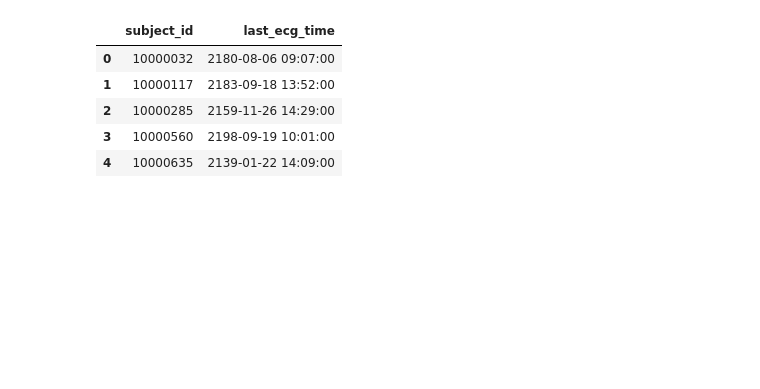
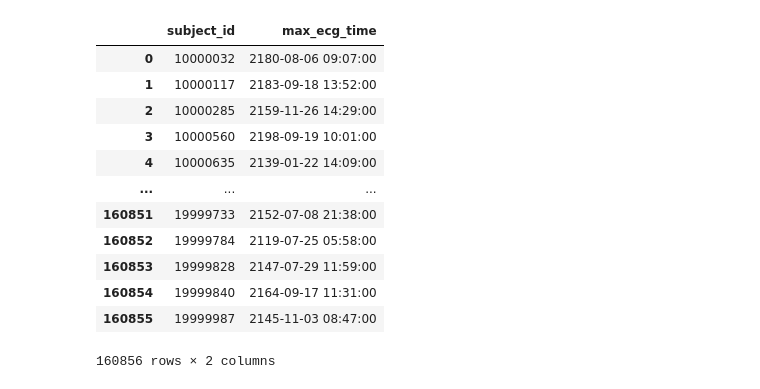
Before and after one commit to Lobster1911/bench-xecg-indian-benchmark, a Jupyter notebook: mortality.ipynb, the cells around one changed output. Cells and saved outputs as stored; diff of their text form; code cells hidden in the pictures; blank space fills up the shorter version.

```diff
--- a/mortality.ipynb
+++ b/mortality.ipynb
@@ -40,9 +72,10 @@ ecgs = pd.read_csv(exams_path)
 print(ecgs.columns)
 
 # keep columns we need
-ecgs = ecgs[['subject_id', 'ecg_time', 'dod', 'anchor_year', 'anchor_age', 'fold', 'strat_fold']]
-ecgs['dod'] = pd.to_datetime(ecgs['dod'], errors='coerce')
+ecgs = ecgs[['subject_id', 'study_id', 'ecg_time', 'dod', 'anchor_year', 'anchor_age', 'fold', 'strat_fold', 'file_name']]
+ecgs['dod'] = pd.to_datetime(ecgs['dod'], errors='coerce').dt.date
 ecgs['ecg_time'] = pd.to_datetime(ecgs['ecg_time'], errors='coerce')
+ecgs['ecg_date'] = ecgs['ecg_time'].dt.date
 ecgs.head(n=5)
 # %% [output]
 Index(['Unnamed: 0', 'file_name', 'study_id', 'subject_id', 'ecg_time',
@@ -61,12 +152,19 @@ Index(['Unnamed: 0', 'file_name', 'study_id', 'subject_id', 'ecg_time',
 # %%
-last_ecg_per_patient = ecgs.sort_values(by=['subject_id', 'ecg_time']).groupby('subject_id').last().reset_index()
-last_ecg_per_patient = last_ecg_per_patient[['subject_id', 'ecg_time']]
-last_ecg_per_patient.rename(columns={'ecg_time': 'last_ecg_time'}, inplace=True)
-last_ecg_per_patient.head(n=5)
+max_ecg_time = ecgs.sort_values(by=['subject_id', 'ecg_time']).groupby('subject_id').last().reset_index()
+max_ecg_time = max_ecg_time[['subject_id', 'ecg_time']]
+max_ecg_time.rename(columns={'ecg_time': 'max_ecg_time'}, inplace=True)
+max_ecg_time
 # %% [output]
-|  | subject_id | last_ecg_time |
+|  | subject_id | max_ecg_time |
 | 0 | 10000032 | 2180-08-06 09:07:00 |
 | 1 | 10000117 | 2183-09-18 13:52:00 |
 | 2 | 10000285 | 2159-11-26 14:29:00 |
 | 3 | 10000560 | 2198-09-19 10:01:00 |
 | 4 | 10000635 | 2139-01-22 14:09:00 |
+| ... | ... | ... |
+| 160851 | 19999733 | 2152-07-08 21:38:00 |
+| 160852 | 19999784 | 2119-07-25 05:58:00 |
+| 160853 | 19999828 | 2147-07-29 11:59:00 |
+| 160854 | 19999840 | 2164-09-17 11:31:00 |
+| 160855 | 19999987 | 2145-11-03 08:47:00 |
+160856 rows × 2 columns
```
Also changed, not shown: parts of 26 cells of this notebook, 2 other files.
